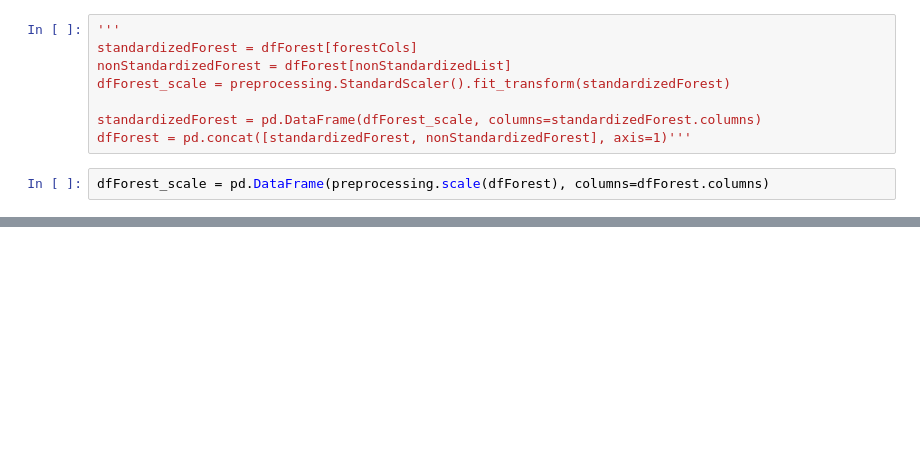
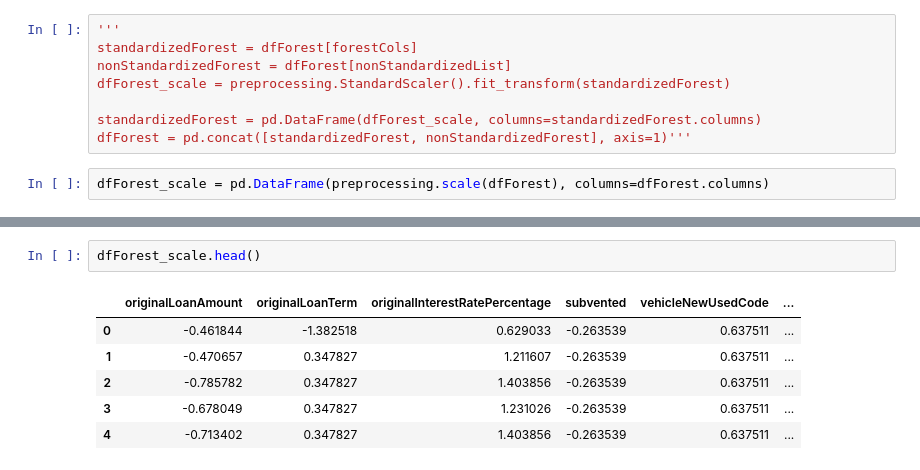
Before and after one commit to Austin-McDonnell/Auto_Loan_ABS_Analysis, a Jupyter notebook: Jupyter Notebooks/AggregateChargeOffs.ipynb, the cells around one changed output, grey strips where cells are left out. Cells and saved outputs as stored; diff of their text form; blank space fills up the shorter version.

```diff
--- a/Jupyter Notebooks/AggregateChargeOffs.ipynb
+++ b/Jupyter Notebooks/AggregateChargeOffs.ipynb
@@ -183,0 +197,9 @@ pd.DataFrame(pca.components_,columns=dfForest_scale.columns)
+# %%
+dfForest_scale.head()
+# %% [output]
+|  | originalLoanAmount | originalLoanTerm | originalInterestRatePercentage | subvented | vehicleNewUsedCode | ... |
+| 0 | -0.461844 | -1.382518 | 0.629033 | -0.263539 | 0.637511 | ... |
+| 1 | -0.470657 | 0.347827 | 1.211607 | -0.263539 | 0.637511 | ... |
+| 2 | -0.785782 | 0.347827 | 1.403856 | -0.263539 | 0.637511 | ... |
+| 3 | -0.678049 | 0.347827 | 1.231026 | -0.263539 | 0.637511 | ... |
+| 4 | -0.713402 | 0.347827 | 1.403856 | -0.263539 | 0.637511 | ... |
```
Also changed, not shown: parts of 11 cells of this notebook.
